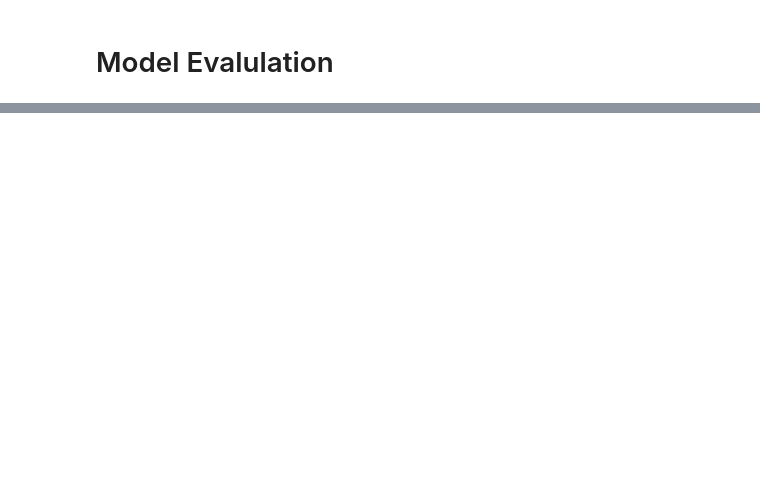
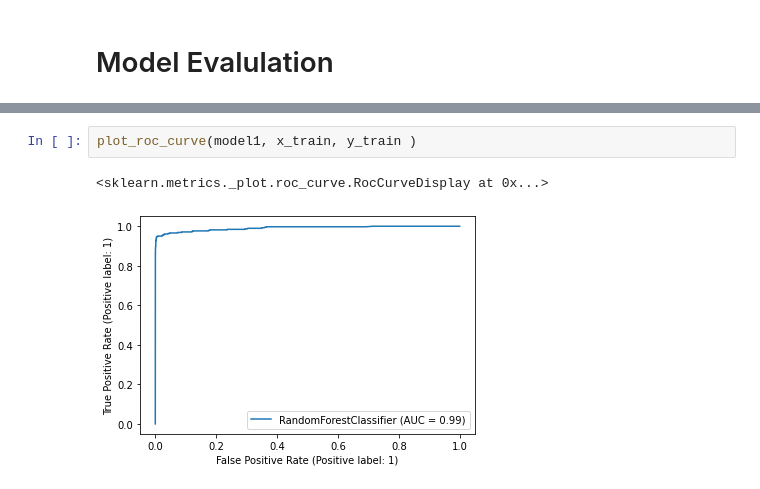
Before and after one commit to sapk-pa1/Credit_Card_Fraud_Detection, a Jupyter notebook: main1.ipynb, the cells around one changed output, grey strips where cells are left out. Cells and saved outputs as stored; diff of their text form; blank space fills up the shorter version.

```diff
--- a/main1.ipynb
+++ b/main1.ipynb
@@ -475,0 +483,5 @@ Draw_ROC(y_test,overSM_y_test,  y_pred_prob1, y_pred_prob2)
+# %%
+plot_roc_curve(model1, x_train, y_train )
+# %% [output]
+<sklearn.metrics._plot.roc_curve.RocCurveDisplay at 0x...>
+[figure, added]
```
Also changed, not shown: parts of 39 cells of this notebook, 13 other files.
